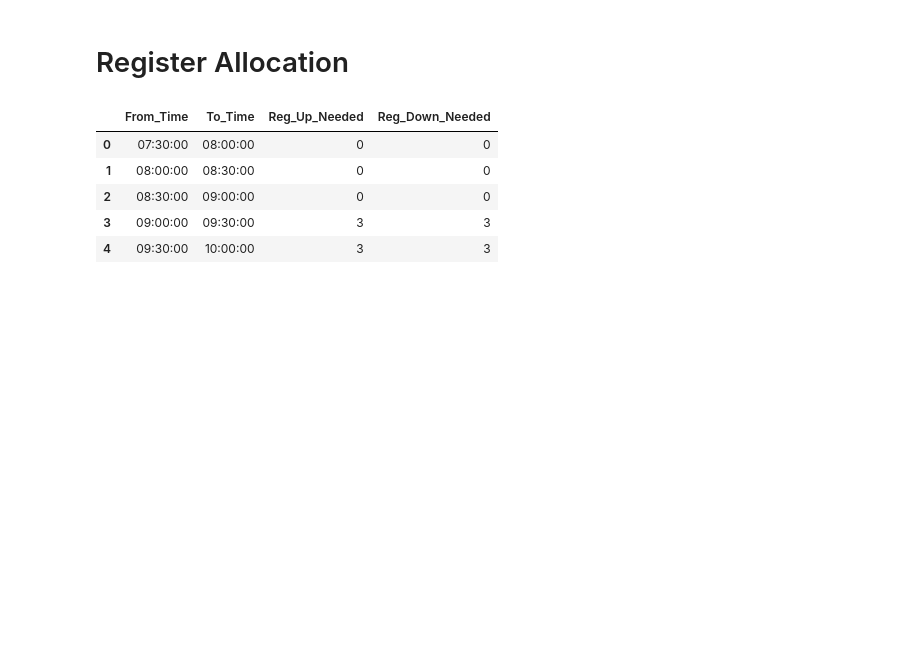
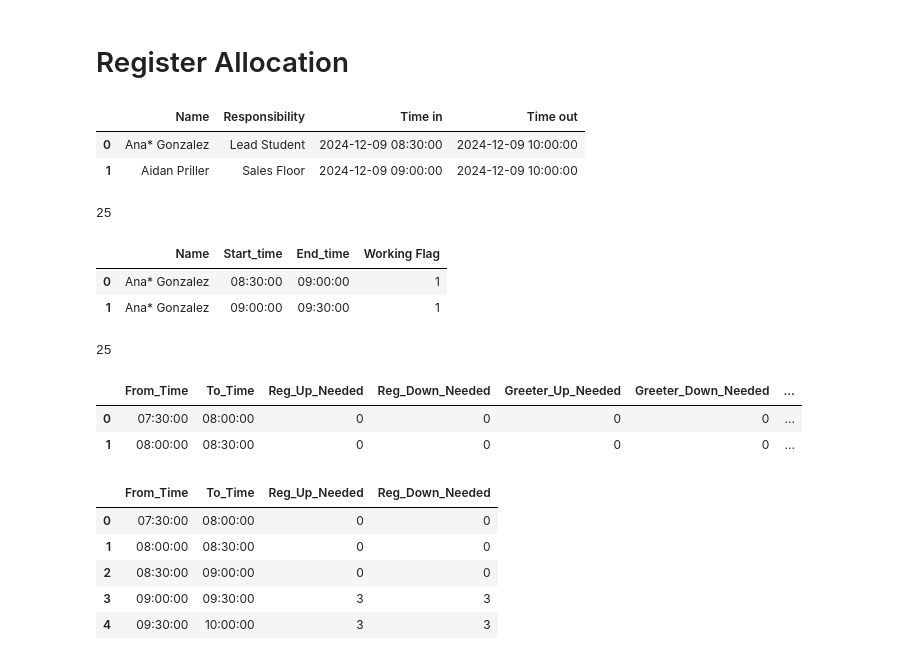
Before and after one commit to ABHIRAM1234/CU-BookStore-Work-Scheduling, a Jupyter notebook: 05_Combined_V1.ipynb, the cells around one changed output. Saved outputs shown, nothing was run; the diff lists cells and outputs as text; code cells hidden in the pictures; blank space fills up the shorter version.

```diff
--- a/05_Combined_V1.ipynb
+++ b/05_Combined_V1.ipynb
@@ -541,6 +541,32 @@ Downstairs Greeters Assigned: []
 | 23 | 19:00:00 | 19:30:00 | 0 | 0 | None | None |
 # %% [markdown]
 # Register Allocation
+# %%
+filtered_df.head(2)
+# %% [output]
+|  | Name | Responsibility | Time in | Time out |
+| 0 | Ana* Gonzalez | Lead Student | 2024-12-09 08:30:00 | 2024-12-09 10:00:00 |
+| 1 | Aidan Priller | Sales Floor | 2024-12-09 09:00:00 | 2024-12-09 10:00:00 |
+# %%
+len(filtered_df['Name'].unique())
+# %% [output]
+25
+# %%
+work_status_df.head(2)
+# %% [output]
+|  | Name | Start_time | End_time | Working Flag |
+| 0 | Ana* Gonzalez | 08:30:00 | 09:00:00 | 1 |
+| 1 | Ana* Gonzalez | 09:00:00 | 09:30:00 | 1 |
+# %%
+len(work_status_df['Name'].unique())
+# %% [output]
+25
+# %%
+emp_demand_check.head(2)
+# %% [output]
+|  | From_Time | To_Time | Reg_Up_Needed | Reg_Down_Needed | Greeter_Up_Needed | Greeter_Down_Needed | ... |
+| 0 | 07:30:00 | 08:00:00 | 0 | 0 | 0 | 0 | ... |
+| 1 | 08:00:00 | 08:30:00 | 0 | 0 | 0 | 0 | ... |
 # %%
 # Collect register needed count
 
```
Also changed, not shown: parts of 2 cells of this notebook, 5 other files.
